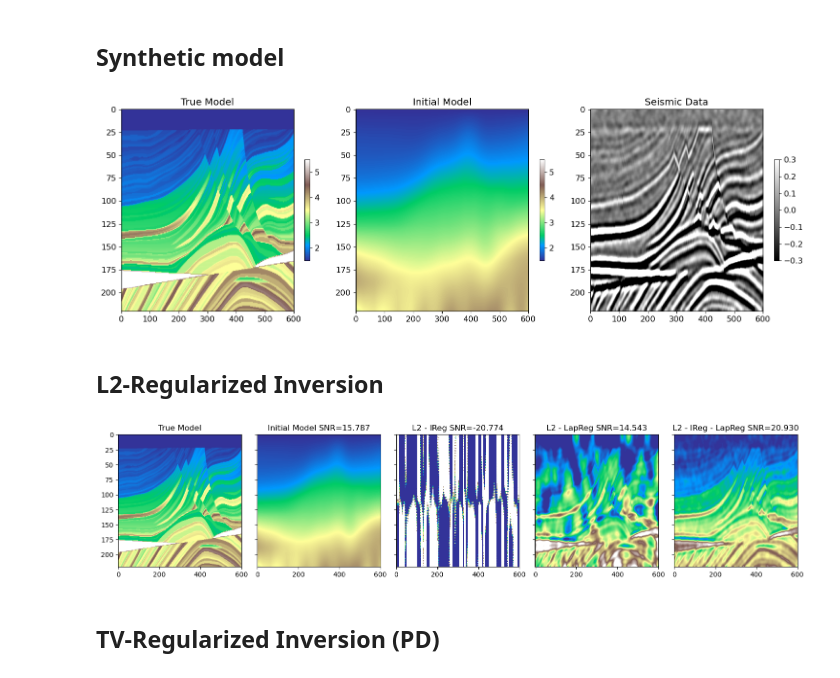
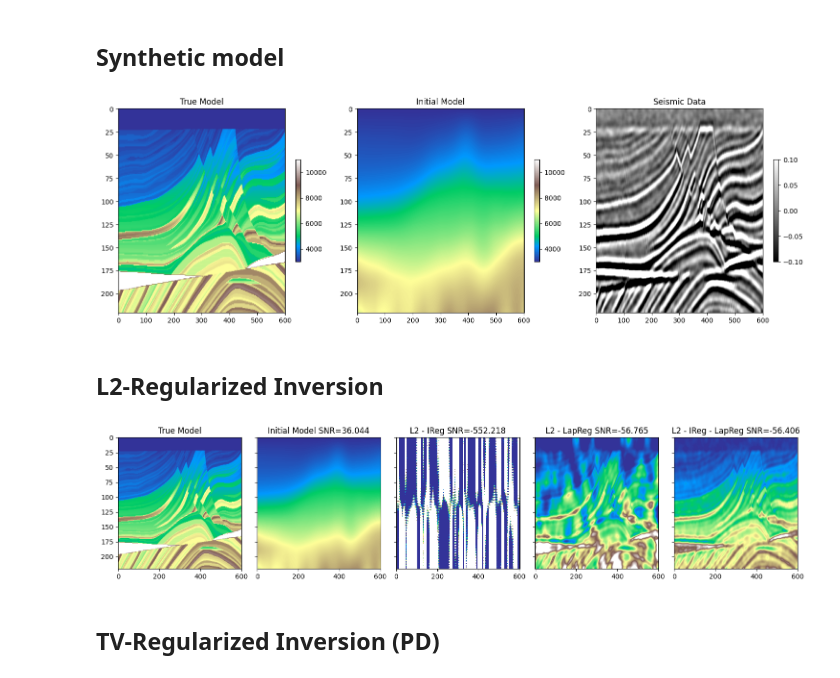
Before and after one commit to DIG-Kaust/Seismic_PnP, a Jupyter notebook: notebooks/PnP_PD_Post-Stack_Seismic_Inversion_marmousi.ipynb, the cells around one changed output. Drawn from its saved outputs; the diff is of its cells as text; code cells hidden in the pictures.

Commit message:
Implementing latest Pylops version

```diff
--- a/notebooks/PnP_PD_Post-Stack_Seismic_Inversion_marmousi.ipynb
+++ b/notebooks/PnP_PD_Post-Stack_Seismic_Inversion_marmousi.ipynb
@@ -45,38 +44,24 @@ cuda0 = torch.device('cuda:0')
 ## Synthetic model
 # %%
 # Synthetic impedance model
-inputfile = '../data/poststack_model.npz'
-cropped_marmousi = False
 
-if cropped_marmousi==True:
-    model_avo = np.load(inputfile)
-    m = np.log(model_avo["model"][:, ::3])
-    x, z = model_avo["x"][::3] / 1000.0, model_avo["z"] / 1000.0
-    nx, nz = len(x), len(z)
+nx = 601
+nz = 221
+velocity_file= '../data/Marm.bin' # true model
+v =(np.fromfile(velocity_file, np.float32)
+              .reshape(nz, nx))
 
-
-if cropped_marmousi==False:
-    nx = 601
-    nz = 221
-    velocity_file= '../data/Marm.bin' # true model
-
-    #  Load the velocity model
-    m =(np.fromfile(velocity_file, np.float32)
-                  .reshape(nz, nx))
-
-# limits
-m_max = m.max()
-m_min = m.min()
-
-# smooth model
+den = 2.
+m = np.log(v*1000 * den) #m/s*g/cm3
 nsmoothz, nsmoothx = 60, 50
 mback = filtfilt(np.ones(nsmoothz) / float(nsmoothz), 1, m, axis=0)
 mback = filtfilt(np.ones(nsmoothx) / float(nsmoothx), 1, mback, axis=1)
 mback = mback.copy()
 
-Iop = pylops.Identity(m.size)
+Iop = Identity(m.size)
 
-# Seismic parameters
+
+# Seismic Modeling
 nt0 = 301
 dt0 = 0.004
 t0 = np.arange(nt0) * dt0
@@ -86,49 +71,44 @@ wav, twav, wavc = ricker(t0[: ntwav // 2 + 1], 15)
 
 
 # Post-Stack dense operator
-PPop_dense = pylops.avo.poststack.PoststackLinearModelling(
-    wav / 2, nt0=nz, spatdims=nx, explicit=True
-)
+PPop_dense = PoststackLinearModelling(
+    wav / 2, nt0=nz, spatdims=nx, explicit=True)
 
 # Post-Stack operator
-PPop = pylops.avo.poststack.PoststackLinearModelling(wav / 2, nt0=nz, spatdims=nx)
-Op = PPop
-
+Op = PoststackLinearModelling(wav / 2, nt0=nz, spatdims=nx)
 
 # synthetic noise-free seismic
 d = (PPop_dense * m.ravel()).reshape(nz, nx)
 
 # synthetic seismic with colored noise
-sigman = 3e-1
+sigman = 1e-1
 n = filtfilt(np.ones(10)/10, 1,
              filtfilt(np.ones(5)/5, 1, np.random.normal(0, sigman, (nz, nx)).T, method='gust').T,
              method='gust')
 dn = d + n
 
 # synthetic seismic with Gaussian noise
 n2 = np.random.normal(0, 1e-1, d.shape)
 dn2 = d + n2
 
 # Scale for the models ploting
-vmin, vmax = np.percentile(m, [1,99])
-
-
+vmin, vmax = np.percentile(np.exp(m), [1,99])
 fig, ax = plt.subplots(1,3, figsize=(15,5))
-ax0=ax[0].imshow(m, cmap="terrain" ,vmin=vmin, vmax=vmax)
+ax0=ax[0].imshow(np.exp(m), cmap="terrain" ,vmin=vmin, vmax=vmax)
 ax[0].set_title('True Model')
 ax[0].axis('tight')
 plt.colorbar(ax0, ax=ax[0], shrink=0.5)
-ax1=ax[1].imshow(mback, cmap="terrain", vmin=vmin, vmax=vmax)
+ax1=ax[1].imshow(np.exp(mback), cmap="terrain", vmin=vmin, vmax=vmax)
 ax[1].set_title('Initial Model')
 ax[1].axis('tight')
 plt.colorbar(ax1, ax=ax[1], shrink=0.5)
-ax2=ax[2].imshow(dn, cmap="gray", vmin=-0.3, vmax=0.3)
+ax2=ax[2].imshow(dn, cmap="gray", vmin=-0.1, vmax=0.1)
 ax[2].set_title('Seismic Data')
 ax[2].axis('tight')
 plt.colorbar(ax2, ax=ax[2], shrink=0.5)
 fig.tight_layout()
 # %% [output]
-[figure, old version]
+[figure, new version]
 # %% [markdown]
 ## L2-Regularized Inversion
 # %%
@@ -155,10 +135,10 @@ minv3 = minv3.reshape(nz, nx)
 # %%
 fig, ax = plt.subplots(1,5, figsize=(15,3.5), sharey=True)
-ax0=ax[0].imshow(m, cmap="terrain" ,vmin=vmin, vmax=vmax)
+ax0=ax[0].imshow(np.exp(m), cmap="terrain" ,vmin=vmin, vmax=vmax)
 ax[0].set_title('True Model')
 ax[0].axis('tight')
 
-ax1=ax[1].imshow(mback, cmap="terrain", vmin=vmin, vmax=vmax)
+ax1=ax[1].imshow(np.exp(mback), cmap="terrain", vmin=vmin, vmax=vmax)
 ax[1].set_title('Initial Model SNR=%.3f' % snr(m, mback))
 ax[1].axis('tight')
 
@@ -177,7 +157,7 @@ ax[4].set_title('L2 - IReg - LapReg SNR=%.3f' % snr(m, minv3))
 ax[4].axis('tight')
 fig.tight_layout()
 # %% [output]
-[figure, old version]
+[figure, new version]
 # %% [markdown]
 ## TV-Regularized Inversion (PD)
 # %%
```
Also changed, not shown: parts of 10 cells of this notebook, 2 other files.
